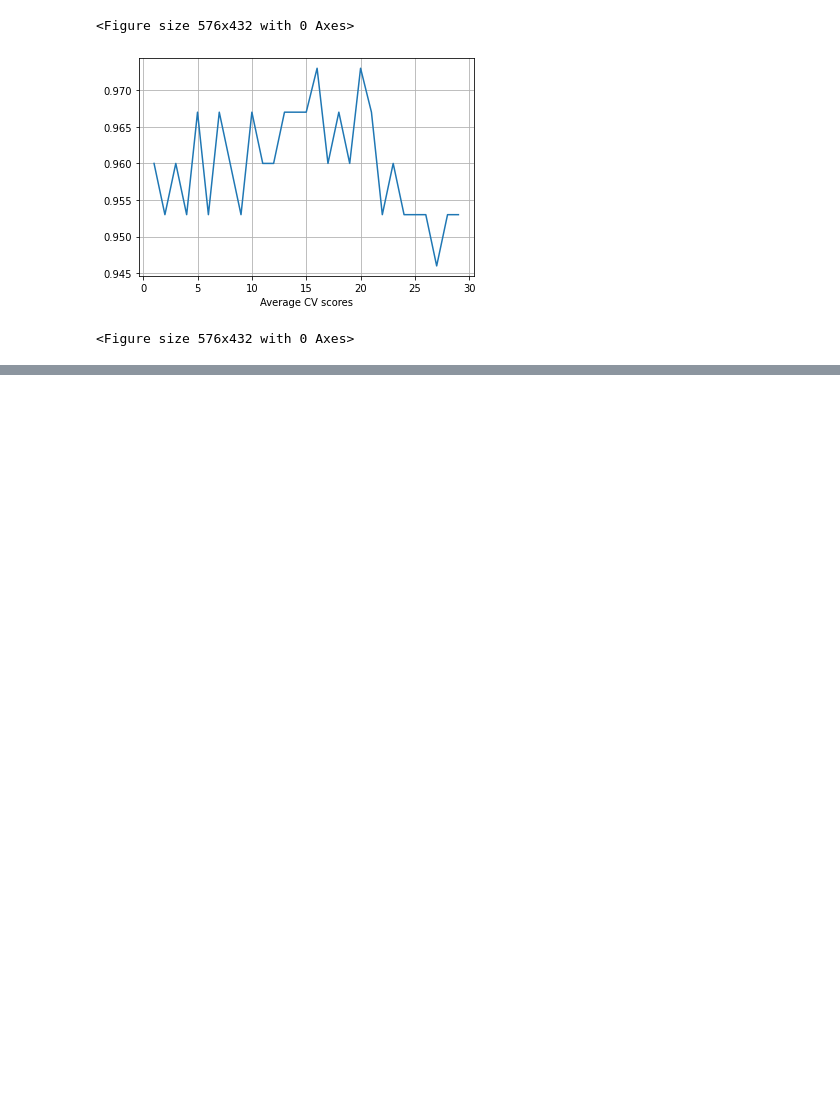
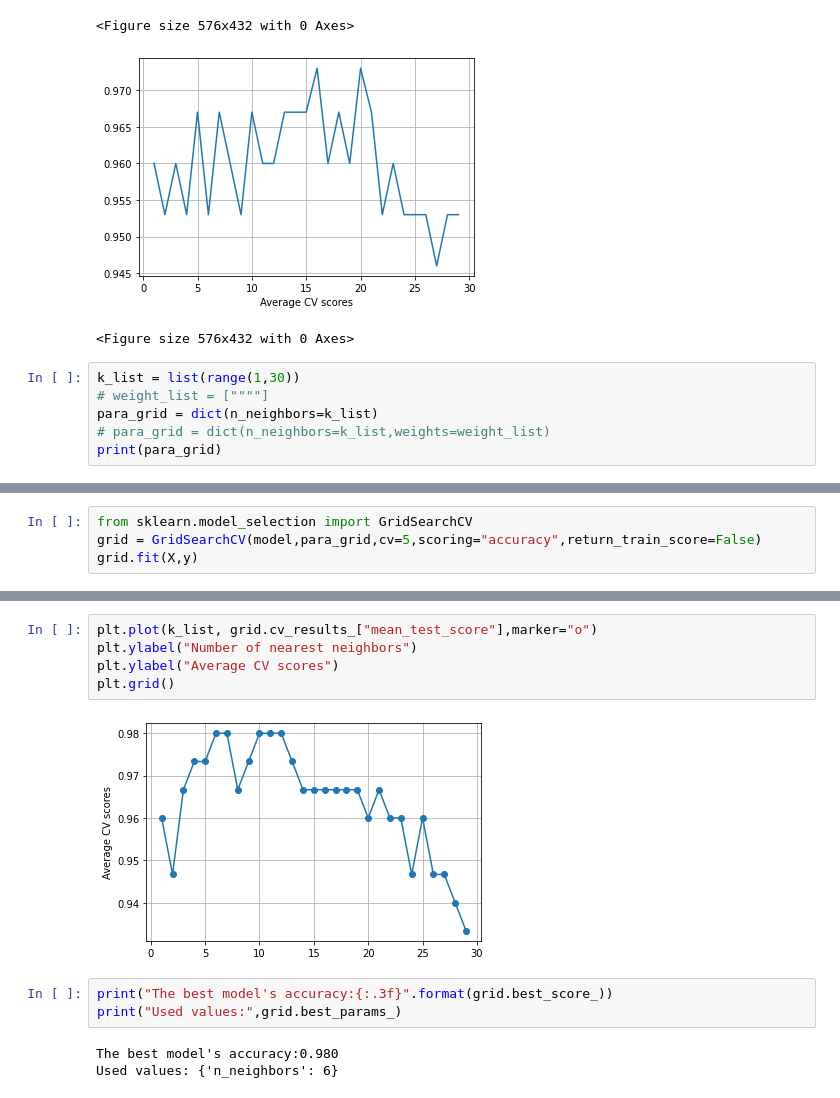
Before and after one commit to thangssen/6006CEM, a Jupyter notebook: 01E4-iris.ipynb, the cells around one changed output, grey strips where cells are left out. Drawn from its saved outputs; the diff is of its cells as text; blank space fills up the shorter version.

```diff
--- a/01E4-iris.ipynb
+++ b/01E4-iris.ipynb
@@ -110,3 +110,9 @@ plt.figure(figsize=(8,6))
 <Figure size 576x432 with 0 Axes>
 [figure]
 <Figure size 576x432 with 0 Axes>
+# %%
+k_list = list(range(1,30))
+# weight_list = [""""]
+para_grid = dict(n_neighbors=k_list)
+# para_grid = dict(n_neighbors=k_list,weights=weight_list)
+print(para_grid)
@@ -112,0 +121,4 @@ plt.figure(figsize=(8,6))
+# %%
+from sklearn.model_selection import GridSearchCV
+grid = GridSearchCV(model,para_grid,cv=5,scoring="accuracy",return_train_score=False)
+grid.fit(X,y)
@@ -112,0 +151,13 @@ plt.figure(figsize=(8,6))
+# %%
+plt.plot(k_list, grid.cv_results_["mean_test_score"],marker="o")
+plt.ylabel("Number of nearest neighbors")
+plt.ylabel("Average CV scores")
+plt.grid()
+# %% [output]
+[figure, added]
+# %%
+print("The best model's accuracy:{:.3f}".format(grid.best_score_))
+print("Used values:",grid.best_params_)
+# %% [output]
+The best model's accuracy:0.980
+Used values: {'n_neighbors': 6}
```
Also changed, not shown: parts of 5 cells of this notebook.
